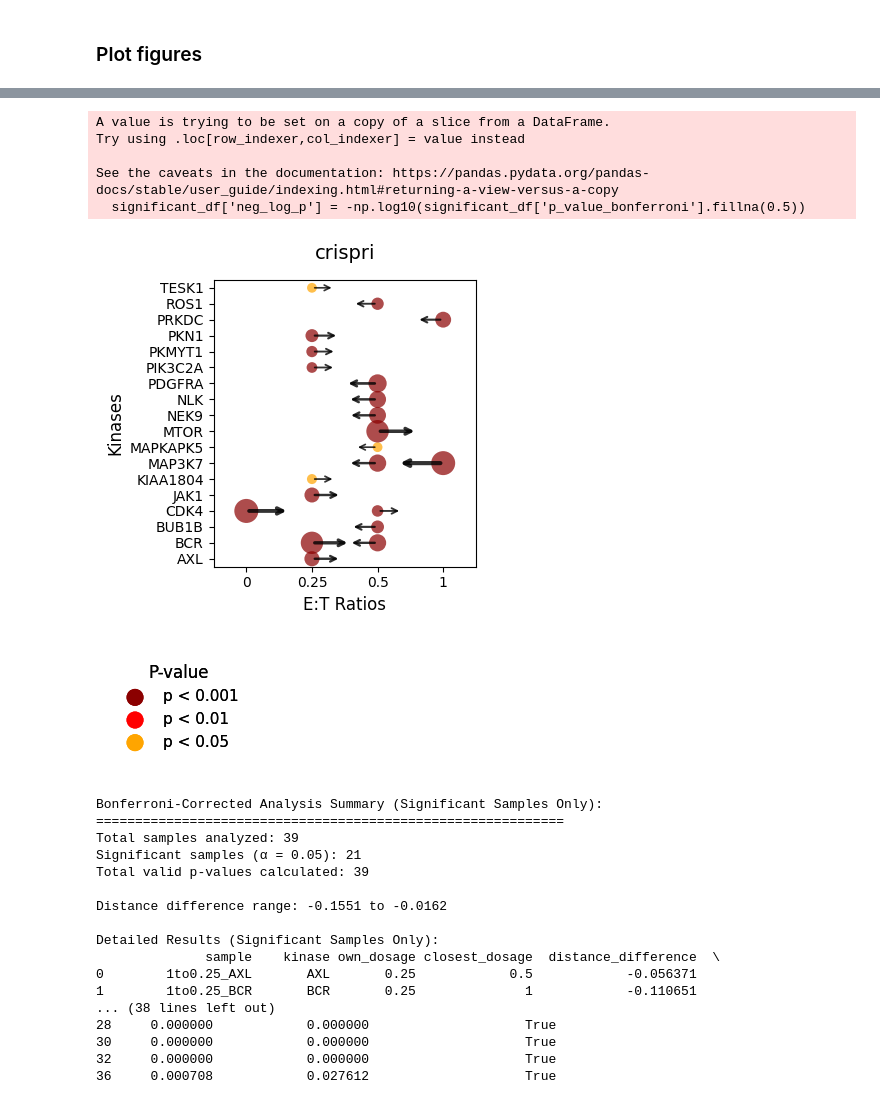
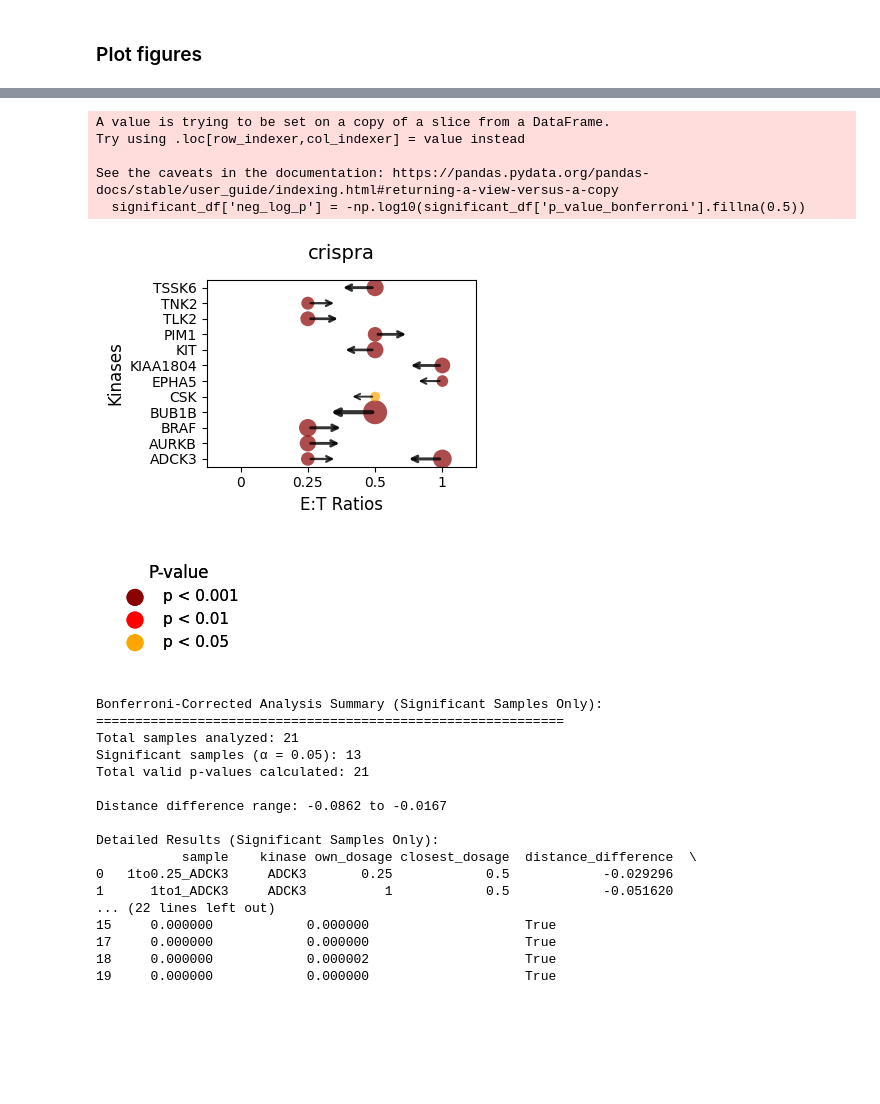
Before and after one commit to mcfaline-figueroa-lab/sci-Comm-Plex, a Jupyter notebook: Kinome_sceen_T_cells_coculture/MrVI_analysis/8.Mrvi_modular.ipynb, the cells around one changed output, grey strips where cells are left out. Saved outputs shown, nothing was run; the diff lists cells and outputs as text; code cells hidden in the pictures; blank space fills up the shorter version.

```diff
--- a/Kinome_sceen_T_cells_coculture/MrVI_analysis/8.Mrvi_modular.ipynb
+++ b/Kinome_sceen_T_cells_coculture/MrVI_analysis/8.Mrvi_modular.ipynb
@@ -16,7 +16,7 @@ mpl.rcParams.update({'svg.fonttype': 'none'})
 # %% [markdown]
 ### Load data
 # %%
-pert_type = "crispri"
+pert_type = "crispra"
 # %%
 scvi.settings.seed = 0  # optional: ensures reproducibility
 print("Last run with scvi-tools version:", scvi.__version__)
@@ -532,7 +600,7 @@ def calculate_distance_pvalue_mannwhitney(sample_name, own_dosage, closest_dosag
     # Perform Mann-Whitney U test (non-parametric)
     try:
         statistic, p_value = stats.mannwhitneyu(own_distances, closest_distances,
-                                               alternative='two-sided')
+                                               alternative='greater')
         return p_value
     except:
         return np.nan
@@ -737,49 +805,49 @@ else:
                           dpi=300, bbox_inches='tight')
         fig_legend.savefig(os.path.join(figure_dir, "bonferroni_legend.png"),
                           dpi=300, bbox_inches='tight')
         fig_legend.savefig(os.path.join(figure_dir, "bonferroni_legend.pdf"),
                           dpi=300, bbox_inches='tight')
 
     plt.show()
 
     # Print Bonferroni-specific summary statistics
     print("\nBonferroni-Corrected Analysis Summary (Significant Samples Only):")
     print("="*60)
     print(f"Total samples analyzed: {len(enhanced_df)}")
     print(f"Significant samples (α = 0.05): {len(significant_df)}")
     print(f"Total valid p-values calculated: {enhanced_df['p_value_raw'].notna().sum()}")
 
     print(f"\nDistance difference range: {significant_df['distance_difference'].min():.4f} to {significant_df['distance_difference'].max():.4f}")
 
     # Display the results with Bonferroni focus
     print("\nDetailed Results (Significant Samples Only):")
     display_cols = ['sample', 'kinase', 'own_dosage', 'closest_dosage', 'distance_difference',
                    'p_value_raw', 'p_value_bonferroni', 'significant_bonferroni']
     pd.set_option('display.max_columns', None)
     pd.set_option('display.width', None)
     print(significant_df[display_cols].round(6))
 # %% [output]
 A value is trying to be set on a copy of a slice from a DataFrame.
 Try using .loc[row_indexer,col_indexer] = value instead
 
 See the caveats in the documentation: https://pandas.pydata.org/pandas-docs/stable/user_guide/indexing.html#returning-a-view-versus-a-copy
   significant_df['neg_log_p'] = -np.log10(significant_df['p_value_bonferroni'].fillna(0.5))
-[figure, old version]
+[figure, new version]
 [figure]
 Bonferroni-Corrected Analysis Summary (Significant Samples Only):
 ============================================================
-Total samples analyzed: 39
-Significant samples (α = 0.05): 21
-Total valid p-values calculated: 39
+Total samples analyzed: 21
+Significant samples (α = 0.05): 13
+Total valid p-values calculated: 21
 
-Distance difference range: -0.1551 to -0.0162
+Distance difference range: -0.0862 to -0.0167
 
 Detailed Results (Significant Samples Only):
-              sample    kinase own_dosage closest_dosage  distance_difference  \
-0        1to0.25_AXL       AXL       0.25            0.5            -0.056371
-1        1to0.25_BCR       BCR       0.25              1            -0.110651
-... (38 lines left out)
-28     0.000000            0.000000                    True
-30     0.000000            0.000000                    True
-32     0.000000            0.000000                    True
-36     0.000708            0.027612                    True
+           sample    kinase own_dosage closest_dosage  distance_difference  \
+0   1to0.25_ADCK3     ADCK3       0.25            0.5            -0.029296
+1      1to1_ADCK3     ADCK3          1            0.5            -0.051620
+... (22 lines left out)
+15     0.000000            0.000000                    True
+17     0.000000            0.000000                    True
+18     0.000000            0.000002                    True
+19     0.000000            0.000000                    True
```
Also changed, not shown: parts of 18 cells of this notebook, 4 other files.
